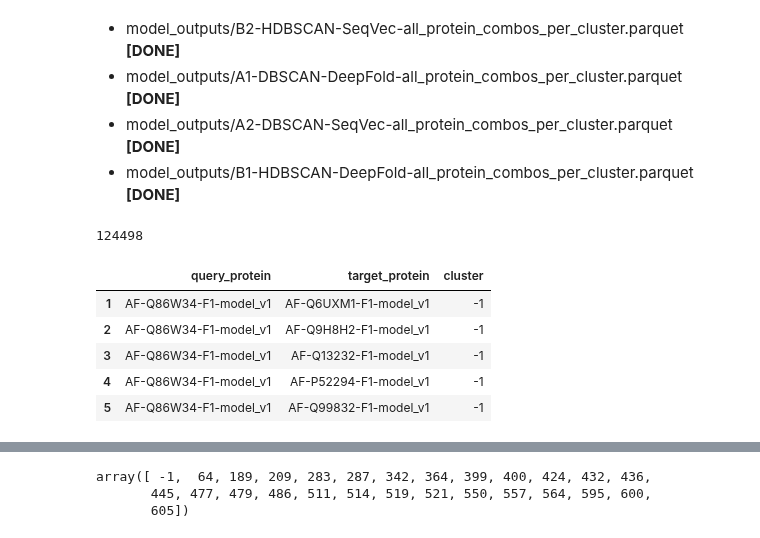
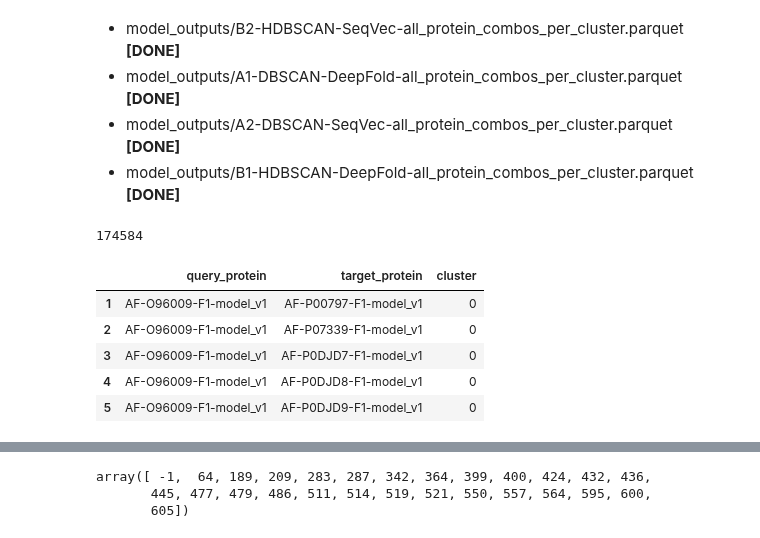
Before and after one commit to dptrsa-300/pss, a Jupyter notebook: explore_tmalign_stats.ipynb, the cells around one changed output, grey strips where cells are left out. Drawn from its saved outputs; the diff is of its cells as text; code cells hidden in the pictures.

```diff
--- a/explore_tmalign_stats.ipynb
+++ b/explore_tmalign_stats.ipynb
@@ -139,25 +139,25 @@ pq.write_table(table, f'pairs_tmalign_rmsd_merged.parquet')
 # %%
 # Get the experiment data
 
 # DeepFold + DBSCAN
 home = '/home/jupyter/pss/'
-file = 'model_outputs/B1-HDBSCAN-DeepFold-all_protein_combos_per_cluster.parquet'
+file = 'model_outputs/B2-HDBSCAN-SeqVec-all_protein_combos_per_cluster.parquet'
 
 download_file(file)
 
 model = pd.read_parquet(home + file.split('/')[-1])
 model.query_protein = 'AF-' + model.query_protein.astype(str) + '-F1-model_v1'
 model.target_protein = 'AF-' + model.target_protein.astype(str) + '-F1-model_v1'
 print(len(model))
 model.head()
 # %% [output]
-124498
+174584
 |  | query_protein | target_protein | cluster |
-| 1 | AF-Q86W34-F1-model_v1 | AF-Q6UXM1-F1-model_v1 | -1 |
-| 2 | AF-Q86W34-F1-model_v1 | AF-Q9H8H2-F1-model_v1 | -1 |
-| 3 | AF-Q86W34-F1-model_v1 | AF-Q13232-F1-model_v1 | -1 |
-| 4 | AF-Q86W34-F1-model_v1 | AF-P52294-F1-model_v1 | -1 |
-| 5 | AF-Q86W34-F1-model_v1 | AF-Q99832-F1-model_v1 | -1 |
+| 1 | AF-O96009-F1-model_v1 | AF-P00797-F1-model_v1 | 0 |
+| 2 | AF-O96009-F1-model_v1 | AF-P07339-F1-model_v1 | 0 |
+| 3 | AF-O96009-F1-model_v1 | AF-P0DJD7-F1-model_v1 | 0 |
+| 4 | AF-O96009-F1-model_v1 | AF-P0DJD8-F1-model_v1 | 0 |
+| 5 | AF-O96009-F1-model_v1 | AF-P0DJD9-F1-model_v1 | 0 |
 # %%
 # First get all the tmaligm stats we already computed
 
```
Also changed, not shown: parts of 4 cells of this notebook, 3 other files.
